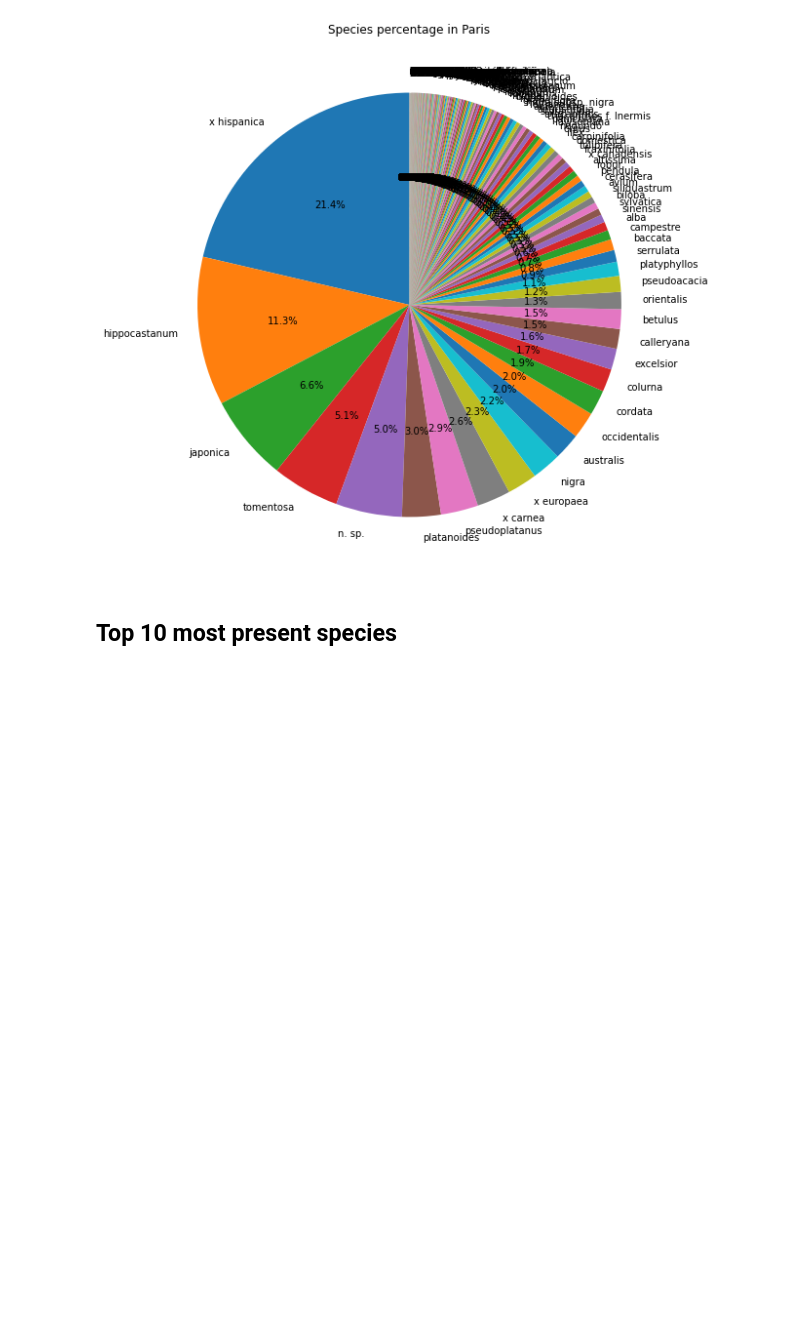
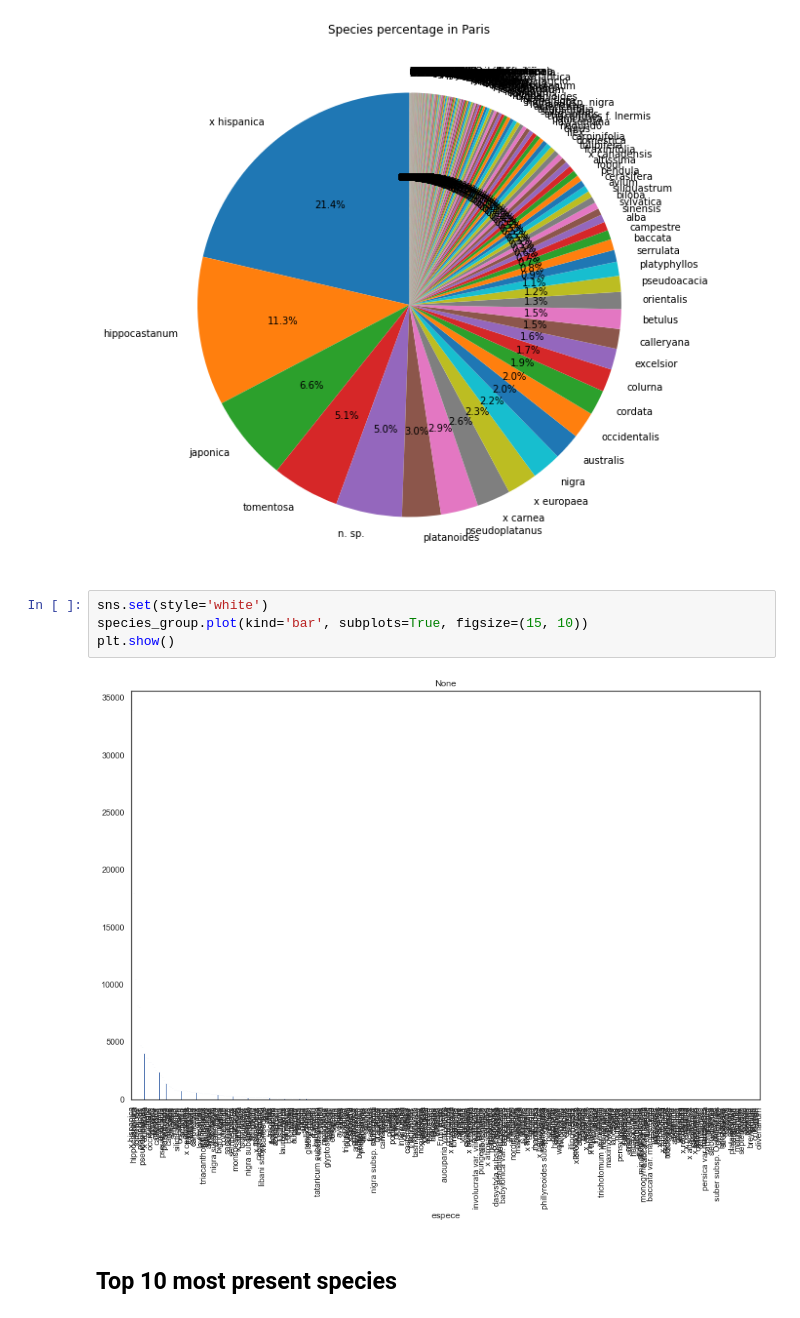
Before and after one commit to lynda-trad/Paris-Trees, a Jupyter notebook: Trees-of-Paris.ipynb, the cells around one changed output. Cells and saved outputs as stored; diff of their text form; blank space fills up the shorter version.

```diff
--- a/Trees-of-Paris.ipynb
+++ b/Trees-of-Paris.ipynb
@@ -218,6 +218,12 @@ plt.savefig("./resources/species_percentage.png")
 plt.show()
 # %% [output]
 [figure]
+# %%
+sns.set(style='white')
+species_group.plot(kind='bar', subplots=True, figsize=(15, 10))
+plt.show()
+# %% [output]
+[figure, added]
 # %% [markdown]
 ## Top 10 most present species
 # %%
```
Also changed, not shown: parts of 4 cells of this notebook.
